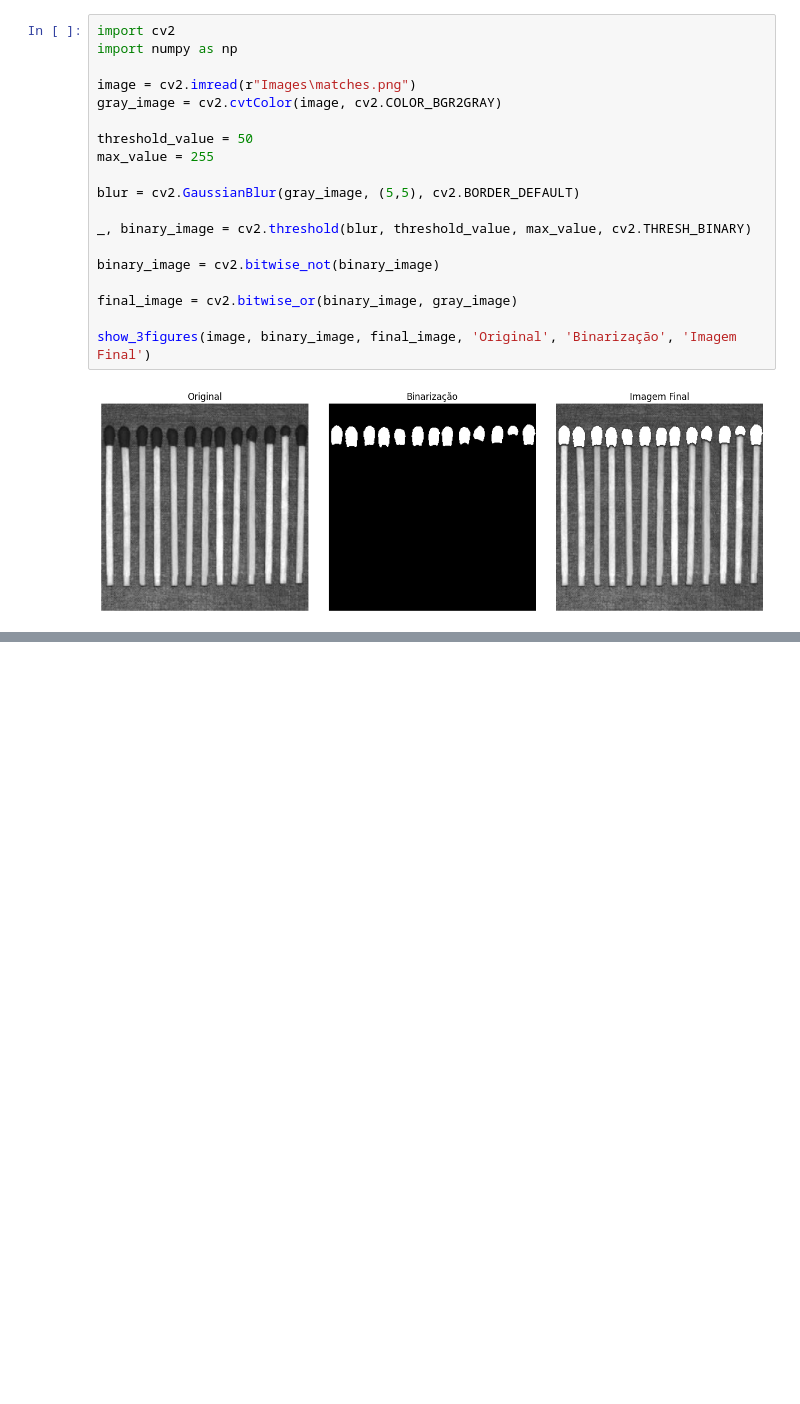
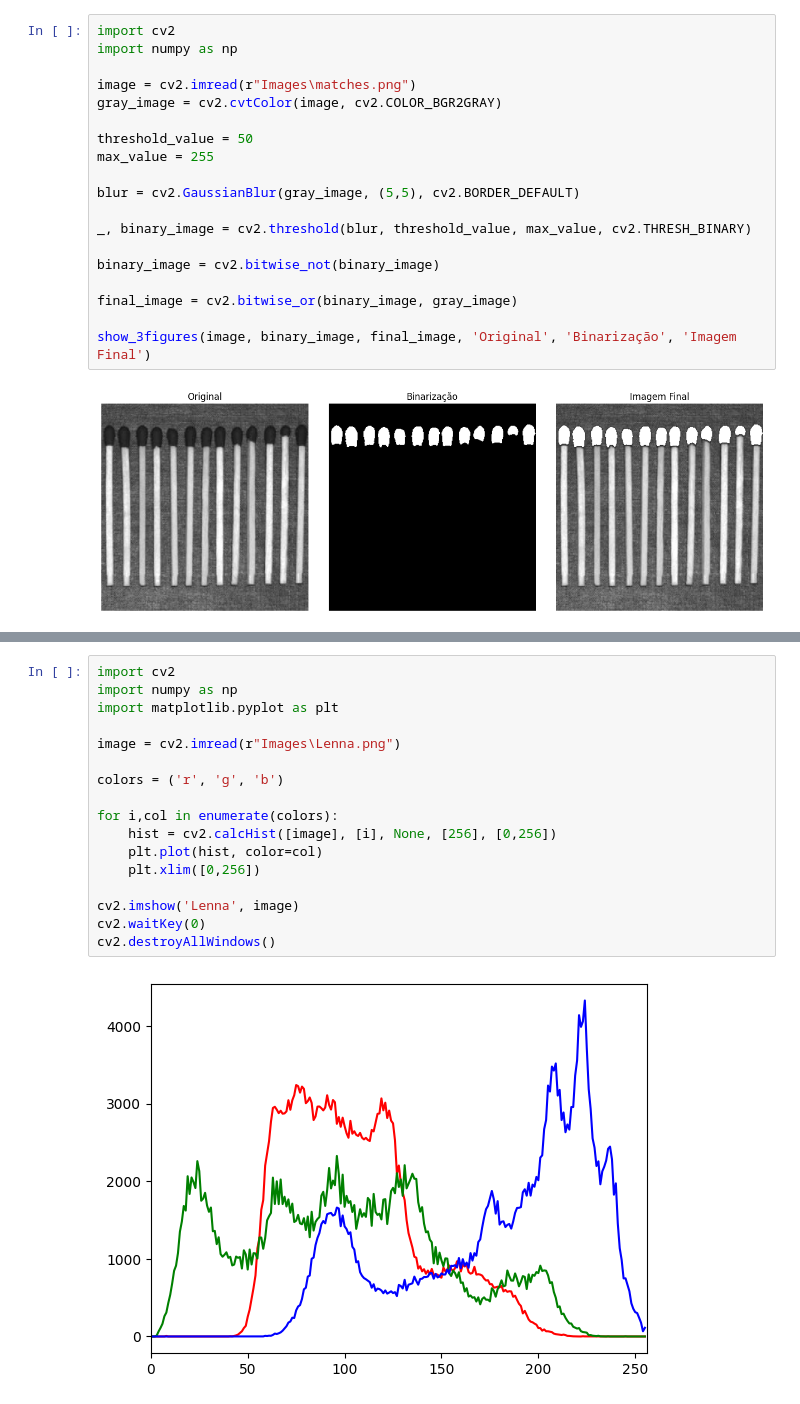
Before and after one commit to TiagoJCP/Visual_Image_Processing, a Jupyter notebook: ComputerVision/3-ComputerVision.ipynb, the cells around one changed output, grey strips where cells are left out. Drawn from its saved outputs; the diff is of its cells as text; blank space fills up the shorter version.

```diff
--- a/ComputerVision/3-ComputerVision.ipynb
+++ b/ComputerVision/3-ComputerVision.ipynb
@@ -164,0 +181,19 @@ show_3figures(image, binary_image, final_image, 'Original', 'Binarização', 'Im
+# %%
+import cv2
+import numpy as np
+import matplotlib.pyplot as plt
+
+image = cv2.imread(r"Images\Lenna.png")
+
+colors = ('r', 'g', 'b')
+
+for i,col in enumerate(colors):
+    hist = cv2.calcHist([image], [i], None, [256], [0,256])
+    plt.plot(hist, color=col)
+    plt.xlim([0,256])
+
+cv2.imshow('Lenna', image)
+cv2.waitKey(0)
+cv2.destroyAllWindows()
+# %% [output]
+[figure, added]
```
Also changed, not shown: parts of 2 cells of this notebook.
